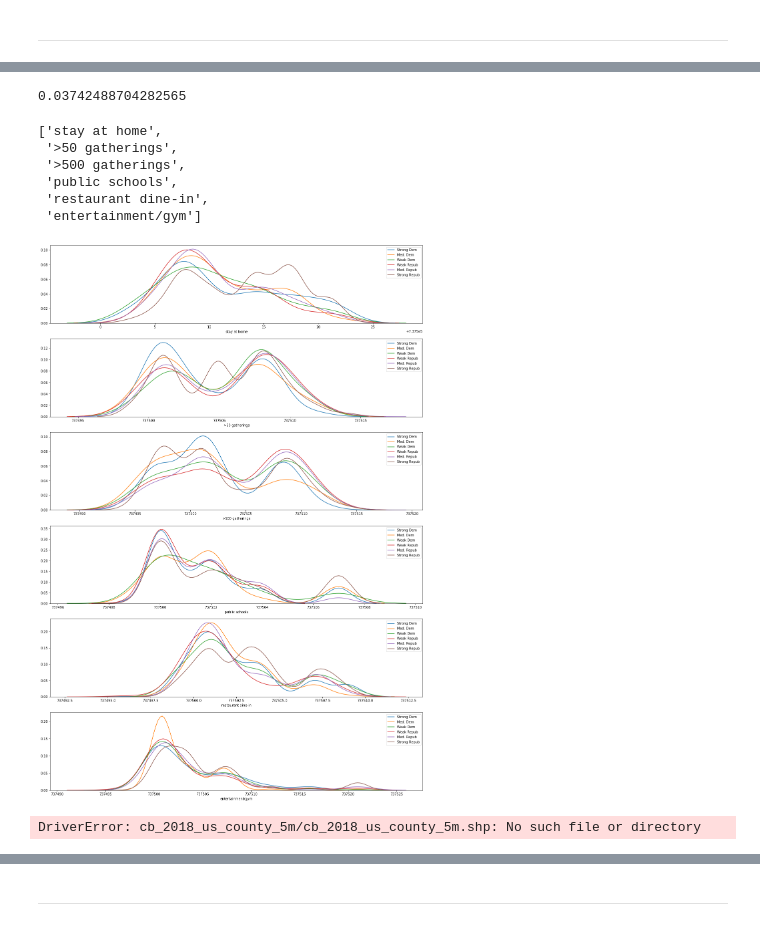
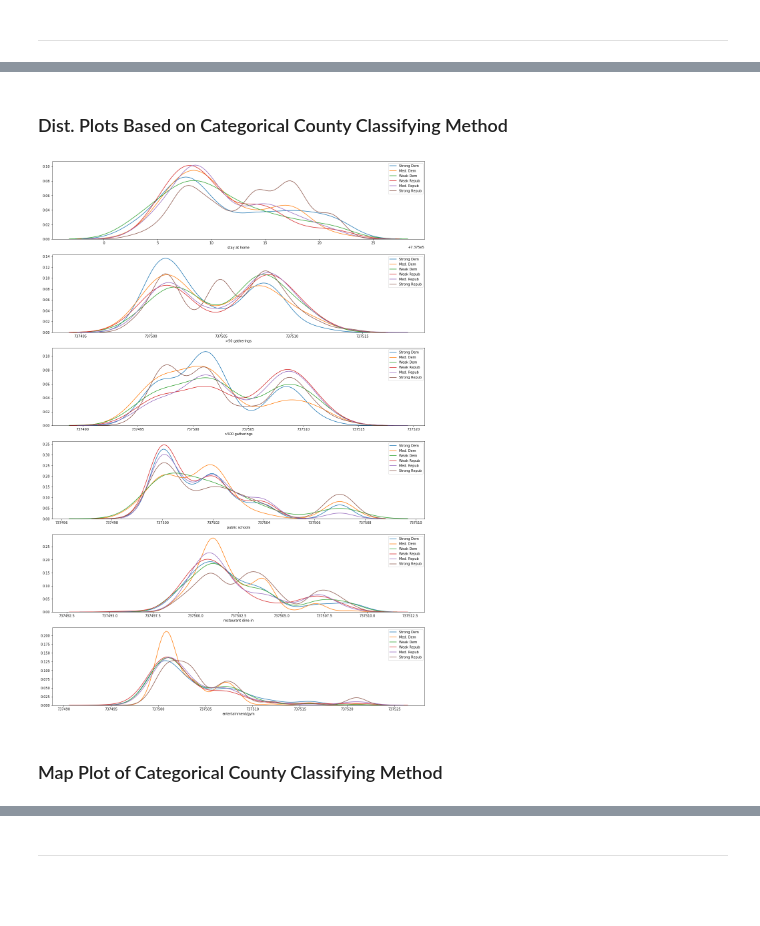
Before and after one commit to joshuaiokua/data100_final-project, a Jupyter notebook: Josh_notebook.ipynb, the cells around one changed output, grey strips where cells are left out. Cells and saved outputs as stored; diff of their text form; code cells hidden in the pictures; blank space fills up the shorter version.

Commit message:
now with plots and maps

```diff
--- a/Josh_notebook.ipynb
+++ b/Josh_notebook.ipynb
@@ -81,8 +91,19 @@ def County_Winners_DF(df):
 # %%
-abridged = pd.read_csv('abridged_couties.csv')
+abridged = pd.read_csv('abridged_couties.csv', usecols=['stay at home', '>50 gatherings', '>500 gatherings', 'public schools',
+        'restaurant dine-in', 'entertainment/gym', 'countyFIPS', 'State', 'CountyName', 'STATEFP', 'COUNTYFP'])
+abridged['countyFIPS'] = abridged['countyFIPS'][:-2].astype(int, copy=False)
+
 county_pres_df = pd.read_csv('countypres_2000-2016.csv')
 county_pres_df = county_pres_df[(county_pres_df['party'] == 'democrat') | (county_pres_df['party'] == 'republican')]
 county_pres_df.dropna(inplace=True)
 county_pres_df = county_pres_df[(county_pres_df['county'] != 'Broomfield') &
                                 (county_pres_df['county'] != 'Kansas City') &
                                 (county_pres_df['county'] != 'Bedford')]
+
+county_pres_df.loc[:, 'proportion'] = county_pres_df.loc[:, 'candidatevotes'] / county_pres_df.loc[:, 'totalvotes']
+county_pres_df.loc[::2, 'proportion'] = -county_pres_df.loc[::2, 'proportion']
+
+shape = gp.read_file('cb_2018_us_county_5m.shp')
+shape = shape.loc[:, ('STATEFP', 'COUNTYFP', 'geometry')]
+shape['STATEFP'] = shape['STATEFP'].astype(float)
+shape['COUNTYFP'] = shape['COUNTYFP'].astype(float)
@@ -100,37 +110,28 @@ merged_narrowed.dropna(inplace=True)
-# %%
-model = LinearRegression()
-model.fit(o.iloc[:, :-1], o.iloc[:, -1])
-model.score(o.iloc[:, :-1], o.iloc[:, -1])
-# %% [output]
-0.03742488704282565
-# %%
-merged_narrowed.iloc[:, :-1].columns.tolist()
-# %% [output]
-['stay at home',
- '>50 gatherings',
- '>500 gatherings',
- 'public schools',
- 'restaurant dine-in',
- 'entertainment/gym']
+# %%
+county_winners_cat_df = County_Winners_DF(county_pres_df)
+county_winners_cont_df = County_Winners_DF(test_2, method='continuous')
+# %%
+cat_merged = abridged.merge(county_winners_cat_df, on='countyFIPS', how='inner')
+cont_merged = abridged.merge(county_winners_cont_df, on='countyFIPS', how='inner')
+# %% [markdown]
+### Dist. Plots Based on Categorical County Classifying Method
 # %%
 fig, axes = plt.subplots(6, 1, figsize=(20,5*6))
-columns = merged_narrowed.iloc[:, :-1].columns.tolist()
+dist_df = cat_merged.dropna().loc[:, ('stay at home', '>50 gatherings',
+       '>500 gatherings', 'public schools', 'restaurant dine-in',
+       'entertainment/gym', 'Total')]
+columns = dist_df.iloc[:, :-1].columns.tolist()
 
 for ax_position, column in enumerate(columns):
-    sns.distplot(merged_narrowed[merged_narrowed['Total'] == 0].loc[:,column], hist=False, label='Strong Dem', ax=axes[ax_position])
-    sns.distplot(merged_narrowed[merged_narrowed['Total'] == 1].loc[:,column], hist=False, label='Med. Dem', ax=axes[ax_position])
-    sns.distplot(merged_narrowed[merged_narrowed['Total'] == 2].loc[:,column], hist=False, label='Weak Dem', ax=axes[ax_position])
-    sns.distplot(merged_narrowed[merged_narrowed['Total'] == 3].loc[:,column], hist=False, label='Weak Repub', ax=axes[ax_position])
-    sns.distplot(merged_narrowed[merged_narrowed['Total'] == 4].loc[:,column], hist=False, label='Med. Repub', ax=axes[ax_position])
-    sns.distplot(merged_narrowed[merged_narrowed['Total'] == 5].loc[:,column], hist=False, label='Strong Repub', ax=axes[ax_position])
+    sns.distplot(dist_df[dist_df['Total'] == 0].loc[:,column], hist=False, label='Strong Dem', ax=axes[ax_position])
+    sns.distplot(dist_df[dist_df['Total'] == 1].loc[:,column], hist=False, label='Med. Dem', ax=axes[ax_position])
+    sns.distplot(dist_df[dist_df['Total'] == 2].loc[:,column], hist=False, label='Weak Dem', ax=axes[ax_position])
+    sns.distplot(dist_df[dist_df['Total'] == 3].loc[:,column], hist=False, label='Weak Repub', ax=axes[ax_position])
+    sns.distplot(dist_df[dist_df['Total'] == 4].loc[:,column], hist=False, label='Med. Repub', ax=axes[ax_position])
+    sns.distplot(dist_df[dist_df['Total'] == 5].loc[:,column], hist=False, label='Strong Repub', ax=axes[ax_position])
 
 plt.legend();
 # %% [output]
-[figure, old version]
+[figure, new version]
-# %%
-shape = gp.read_file('cb_2018_us_county_5m/cb_2018_us_county_5m.shp')
-shape = shape.loc[:, ('STATEFP', 'COUNTYFP', 'geometry')]
-shape['STATEFP'] = shape['STATEFP'].astype(float)
-shape['COUNTYFP'] = shape['COUNTYFP'].astype(float)
-# %% [output]
-DriverError: cb_2018_us_county_5m/cb_2018_us_county_5m.shp: No such file or directory
+# %% [markdown]
+### Map Plot of Categorical County Classifying Method
```
Also changed, not shown: parts of 13 cells of this notebook.
